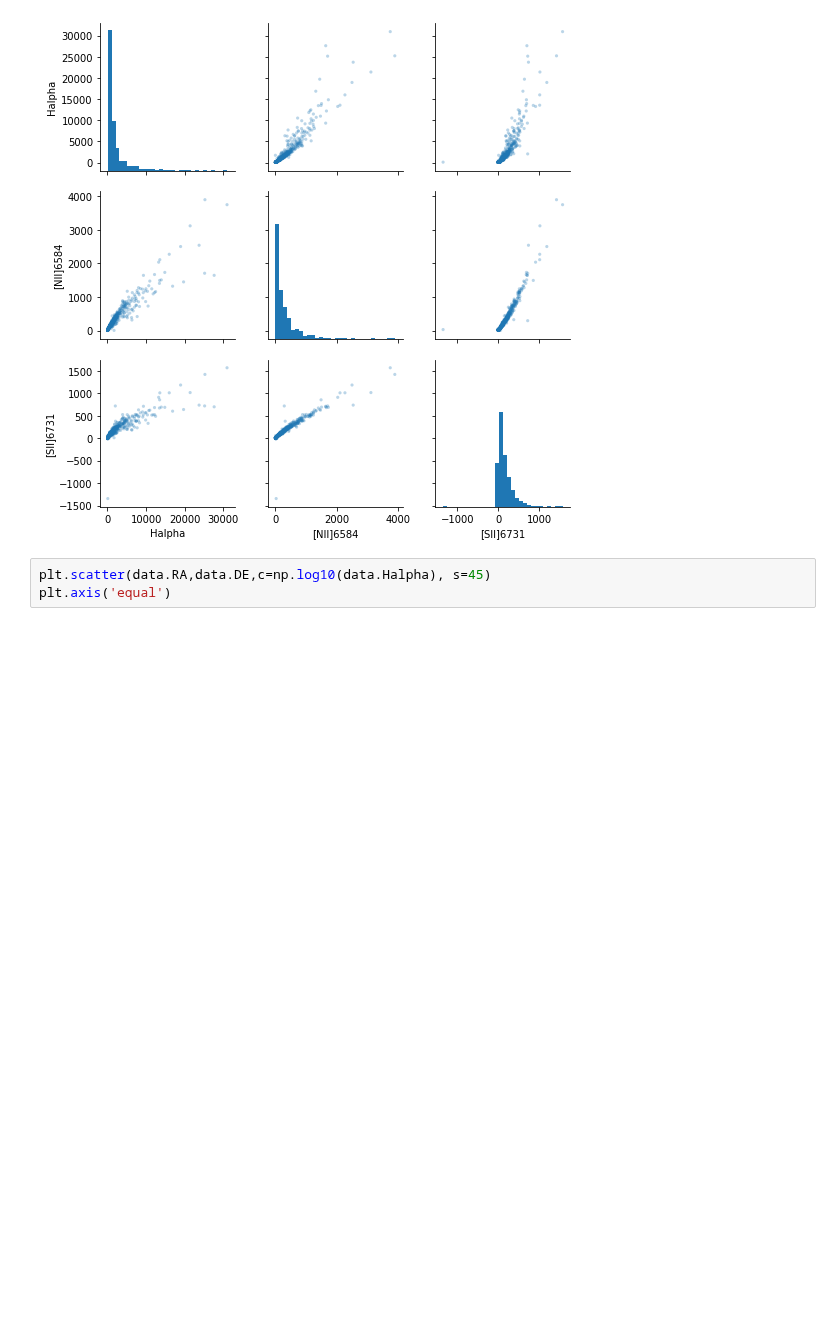
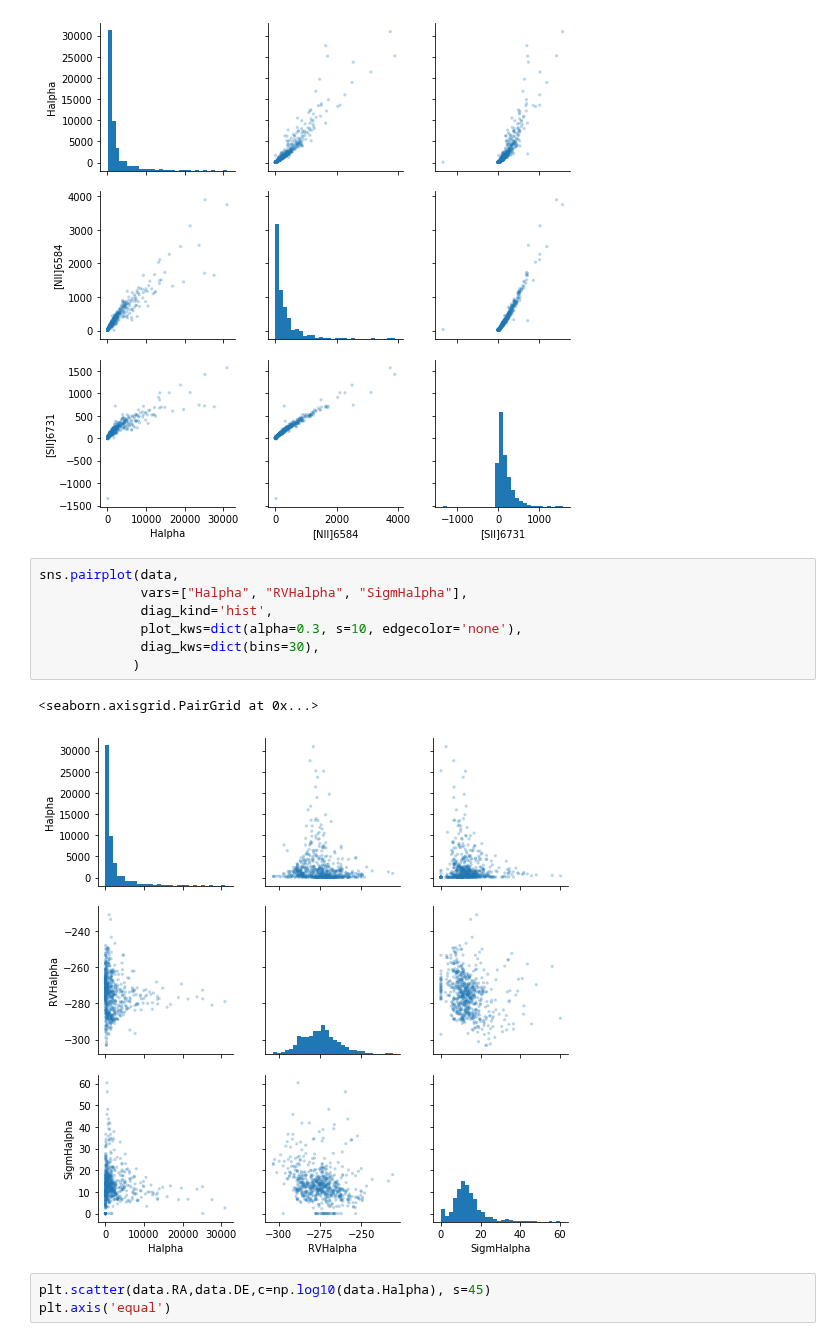
Before and after one commit to will-henney/JavGVastro-PhD, a Jupyter notebook: 604.ipynb, the cells around one changed output. Saved outputs shown, nothing was run; the diff lists cells and outputs as text; blank space fills up the shorter version.

```diff
--- a/604.ipynb
+++ b/604.ipynb
@@ -66,6 +66,16 @@ sns.pairplot(data,
 # %% [output]
 <seaborn.axisgrid.PairGrid at 0x...>
 [figure]
+# %%
+sns.pairplot(data,
+             vars=["Halpha", "RVHalpha", "SigmHalpha"],
+             diag_kind='hist',
+             plot_kws=dict(alpha=0.3, s=10, edgecolor='none'),
+             diag_kws=dict(bins=30),
+            )
+# %% [output]
+<seaborn.axisgrid.PairGrid at 0x...>
+[figure, added]
 # %%
 plt.scatter(data.RA,data.DE,c=np.log10(data.Halpha), s=45)
 plt.axis('equal')
```
Also changed, not shown: parts of 29 cells of this notebook.
